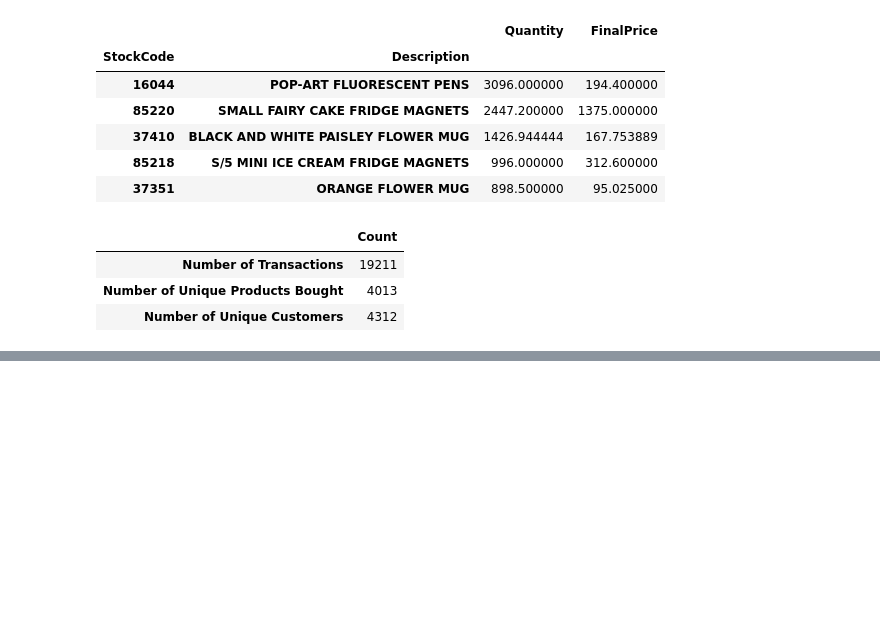
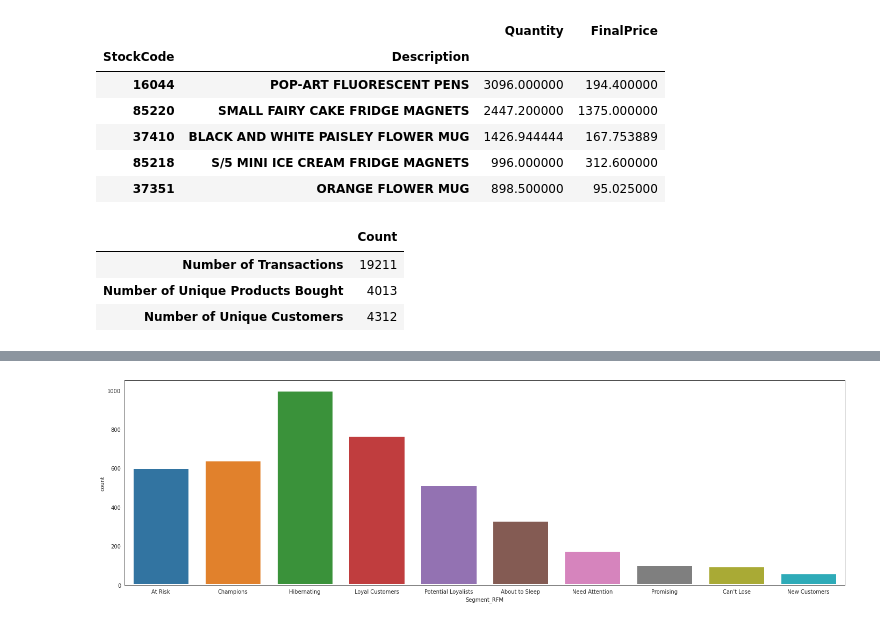
Before and after one commit to TharindaAdhikari/ML_Assignment2_IT19037752_IT19047966_IT19189390, a Jupyter notebook: Customer_Segmentaion.ipynb, the cells around one changed output, grey strips where cells are left out. Drawn from its saved outputs; the diff is of its cells as text; code cells hidden in the pictures; blank space fills up the shorter version.

```diff
--- a/Customer_Segmentaion.ipynb
+++ b/Customer_Segmentaion.ipynb
@@ -464,0 +587,5 @@ data = data.rename(columns={'Customer ID': 'CustomerID'})
+# %%
+#RFM score values
+rfm_df['RecencyScore'] = pd.qcut(rfm_df['Recency'],5,labels=[5,4,3,2,1])
+rfm_df['FrequencyScore'] = pd.qcut(rfm_df['Frequency'].rank(method="first"),5,labels=[1,2,3,4,5])
+rfm_df['MonetaryScore'] = pd.qcut(rfm_df['Monetary'],5,labels=[1,2,3,4,5])
@@ -464,0 +623,3 @@ data = data.rename(columns={'Customer ID': 'CustomerID'})
+# %%
+#calculation of the RFM score
+rfm_df["RFM_SCORE"] = rfm_df['RecencyScore'].astype(str) + rfm_df['FrequencyScore'].astype(str) + rfm_df['MonetaryScore'].astype(str)
@@ -464,0 +662,18 @@ data = data.rename(columns={'Customer ID': 'CustomerID'})
+# %%
+#segmenting of customers according to RecencyScore and FrequencyScore values
+seg_map = {
+    r'[1-2][1-2]': 'Hibernating',
+    r'[1-2][3-4]': 'At Risk',
+    r'[1-2]5': 'Can\'t Lose',
+    r'3[1-2]': 'About to Sleep',
+    r'33': 'Need Attention',
+    r'[3-4][4-5]': 'Loyal Customers',
+    r'41': 'Promising',
+    r'51': 'New Customers',
+    r'[4-5][2-3]': 'Potential Loyalists',
+    r'5[4-5]': 'Champions'
+}
+# %%
+#creation of segment variable
+rfm_df['Segment_RFM'] = rfm_df['RecencyScore'].astype(str) + rfm_df['FrequencyScore'].astype(str)
+rfm_df['Segment_RFM'] = rfm_df['Segment_RFM'].replace(seg_map, regex=True)
@@ -464,0 +706,6 @@ data = data.rename(columns={'Customer ID': 'CustomerID'})
+# %%
+# COUNT PLOT
+plt.figure(figsize=(24,7))
+ax = sns.countplot(x="Segment_RFM", data=rfm_df,linewidth=5)
+# %% [output]
+[figure, added]
```
Also changed, not shown: parts of 25 cells of this notebook.
